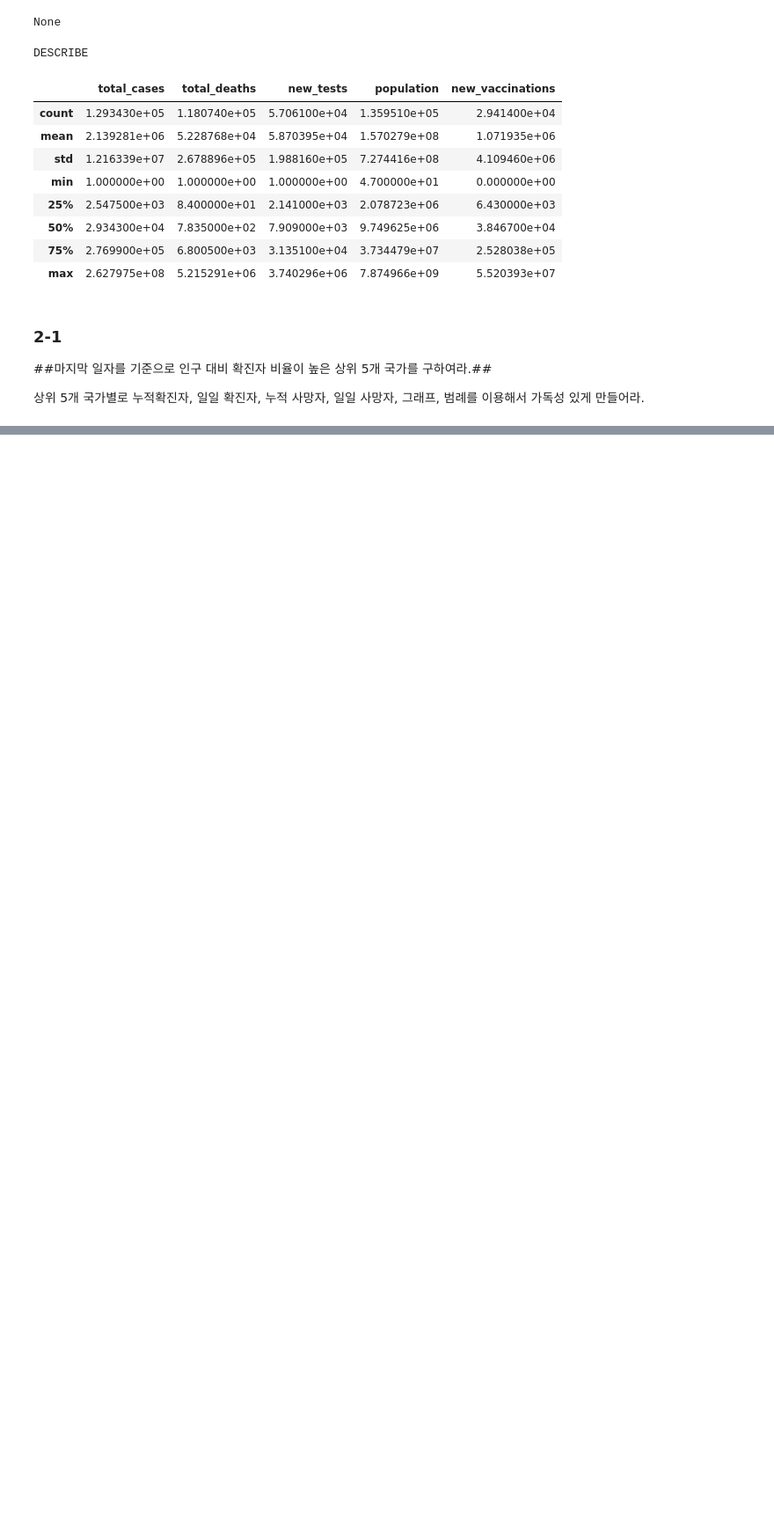
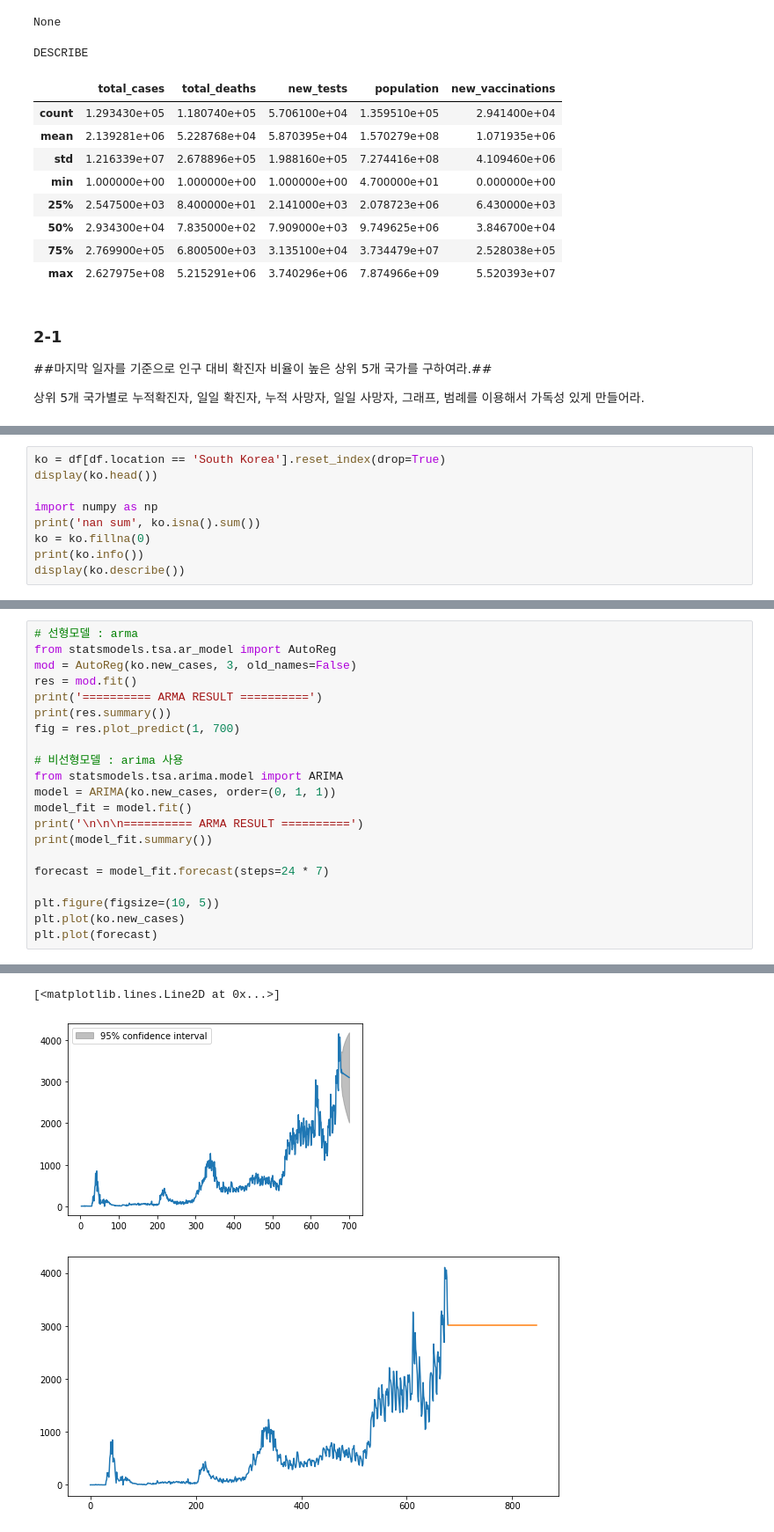
Before and after one commit to johyunkang/adp_certificate, a Jupyter notebook: adp_17.ipynb, the cells around one changed output, grey strips where cells are left out. Shown at 88% size. Drawn from its saved outputs; the diff is of its cells as text; blank space fills up the shorter version.

Commit message:
arma arima

```diff
--- a/adp_17.ipynb
+++ b/adp_17.ipynb
@@ -422,0 +530,9 @@ for v in ['total_cases','new_cases','total_deaths','new_deaths']:
+# %%
+ko = df[df.location == 'South Korea'].reset_index(drop=True)
+display(ko.head())
+
+import numpy as np
+print('nan sum', ko.isna().sum())
+ko = ko.fillna(0)
+print(ko.info())
+display(ko.describe())
@@ -422,0 +572,22 @@ for v in ['total_cases','new_cases','total_deaths','new_deaths']:
+# %%
+# 선형모델 : arma
+from statsmodels.tsa.ar_model import AutoReg
+mod = AutoReg(ko.new_cases, 3, old_names=False)
+res = mod.fit()
+print('========== ARMA RESULT ==========')
+print(res.summary())
+fig = res.plot_predict(1, 700)
+
+# 비선형모델 : arima 사용
+from statsmodels.tsa.arima.model import ARIMA
+model = ARIMA(ko.new_cases, order=(0, 1, 1))
+model_fit = model.fit()
+print('\n\n\n========== ARMA RESULT ==========')
+print(model_fit.summary())
+
+forecast = model_fit.forecast(steps=24 * 7)
+
+plt.figure(figsize=(10, 5))
+plt.plot(ko.new_cases)
+plt.plot(forecast)
+# %% [output]
@@ -422,0 +611,3 @@ for v in ['total_cases','new_cases','total_deaths','new_deaths']:
+[<matplotlib.lines.Line2D at 0x...>]
+[figure, added]
+[figure, added]
```
Also changed, not shown: parts of 8 cells of this notebook.
